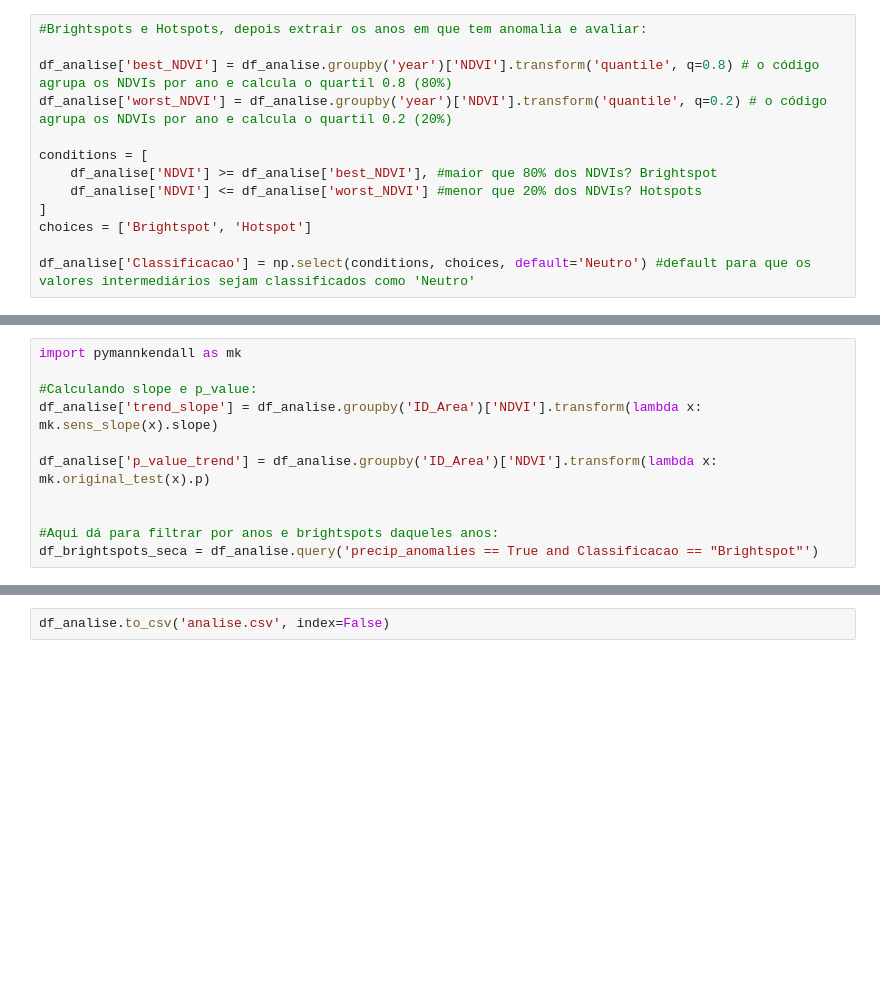
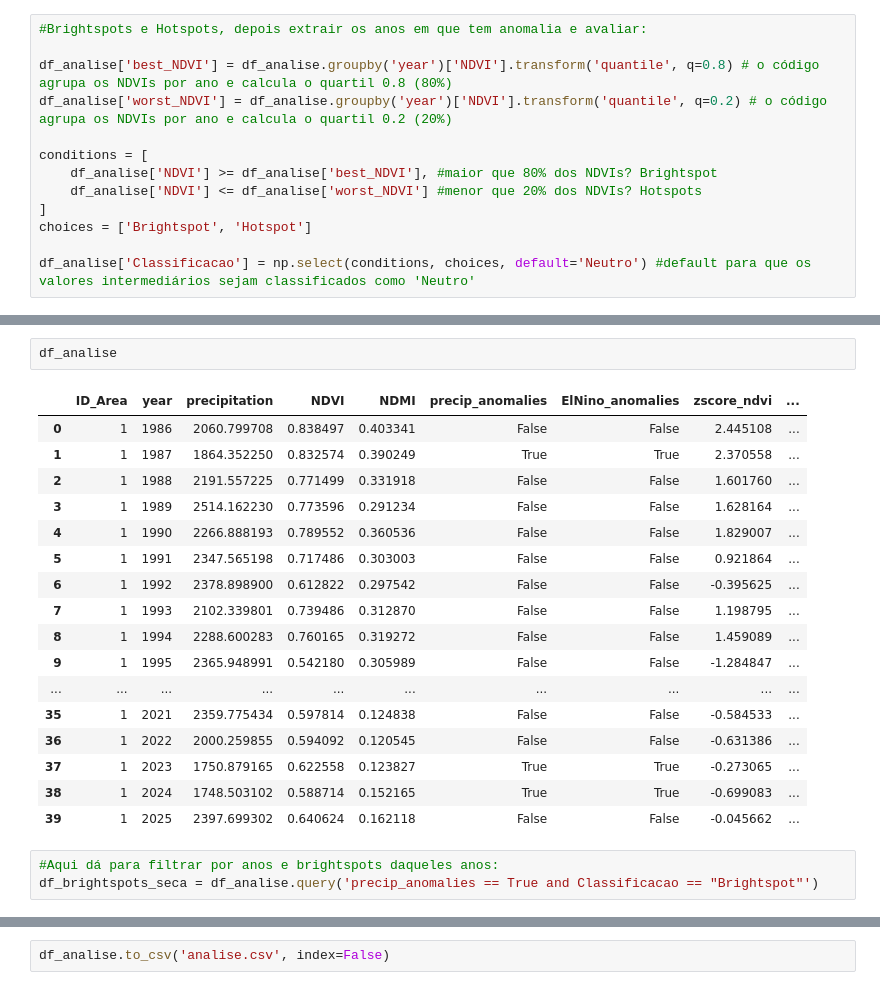
Before and after one commit to GuilhermeFernandez/climate_resilient_pastures, a Jupyter notebook: Esboco_Projeto.ipynb, the cells around one changed output, grey strips where cells are left out. Saved outputs shown, nothing was run; the diff lists cells and outputs as text; blank space fills up the shorter version.

```diff
--- a/Esboco_Projeto.ipynb
+++ b/Esboco_Projeto.ipynb
@@ -747,12 +779,24 @@ df_analise['Classificacao'] = np.select(conditions, choices, default='Neutro') #
+# %%
+df_analise
+# %% [output]
+|  | ID_Area | year | precipitation | NDVI | NDMI | precip_anomalies | ElNino_anomalies | zscore_ndvi | ... |
+| 0 | 1 | 1986 | 2060.799708 | 0.838497 | 0.403341 | False | False | 2.445108 | ... |
+| 1 | 1 | 1987 | 1864.352250 | 0.832574 | 0.390249 | True | True | 2.370558 | ... |
+| 2 | 1 | 1988 | 2191.557225 | 0.771499 | 0.331918 | False | False | 1.601760 | ... |
+| 3 | 1 | 1989 | 2514.162230 | 0.773596 | 0.291234 | False | False | 1.628164 | ... |
+| 4 | 1 | 1990 | 2266.888193 | 0.789552 | 0.360536 | False | False | 1.829007 | ... |
+| 5 | 1 | 1991 | 2347.565198 | 0.717486 | 0.303003 | False | False | 0.921864 | ... |
+| 6 | 1 | 1992 | 2378.898900 | 0.612822 | 0.297542 | False | False | -0.395625 | ... |
+| 7 | 1 | 1993 | 2102.339801 | 0.739486 | 0.312870 | False | False | 1.198795 | ... |
+| 8 | 1 | 1994 | 2288.600283 | 0.760165 | 0.319272 | False | False | 1.459089 | ... |
+| 9 | 1 | 1995 | 2365.948991 | 0.542180 | 0.305989 | False | False | -1.284847 | ... |
+| ... | ... | ... | ... | ... | ... | ... | ... | ... | ... |
+| 35 | 1 | 2021 | 2359.775434 | 0.597814 | 0.124838 | False | False | -0.584533 | ... |
+| 36 | 1 | 2022 | 2000.259855 | 0.594092 | 0.120545 | False | False | -0.631386 | ... |
+| 37 | 1 | 2023 | 1750.879165 | 0.622558 | 0.123827 | True | True | -0.273065 | ... |
+| 38 | 1 | 2024 | 1748.503102 | 0.588714 | 0.152165 | True | True | -0.699083 | ... |
+| 39 | 1 | 2025 | 2397.699302 | 0.640624 | 0.162118 | False | False | -0.045662 | ... |
 # %%
-import pymannkendall as mk
-
-#Calculando slope e p_value:
-df_analise['trend_slope'] = df_analise.groupby('ID_Area')['NDVI'].transform(lambda x: mk.sens_slope(x).slope)
-
-df_analise['p_value_trend'] = df_analise.groupby('ID_Area')['NDVI'].transform(lambda x: mk.original_test(x).p)
-
-
 #Aqui dá para filtrar por anos e brightspots daqueles anos:
 df_brightspots_seca = df_analise.query('precip_anomalies == True and Classificacao == "Brightspot"')
 # %%
```
Also changed, not shown: parts of 12 cells of this notebook.
